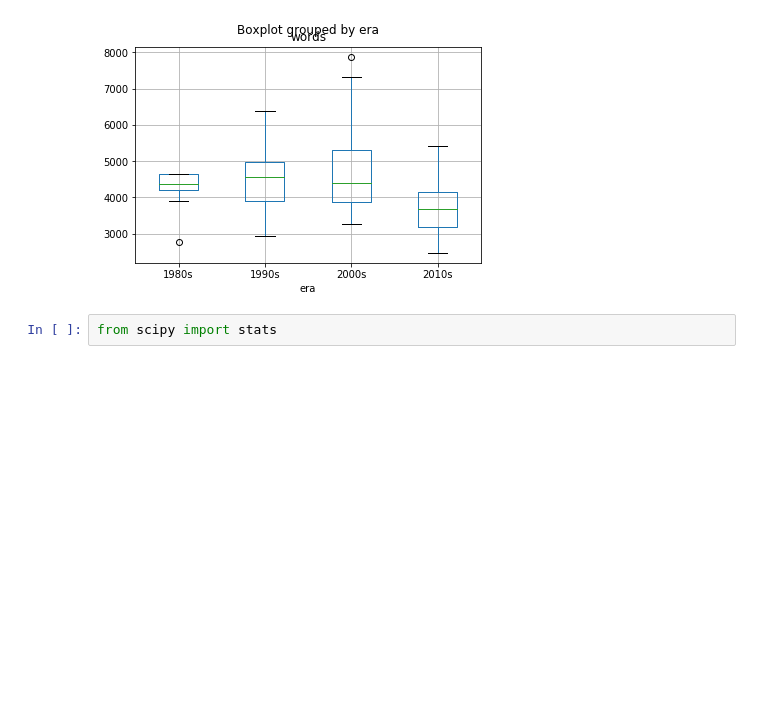
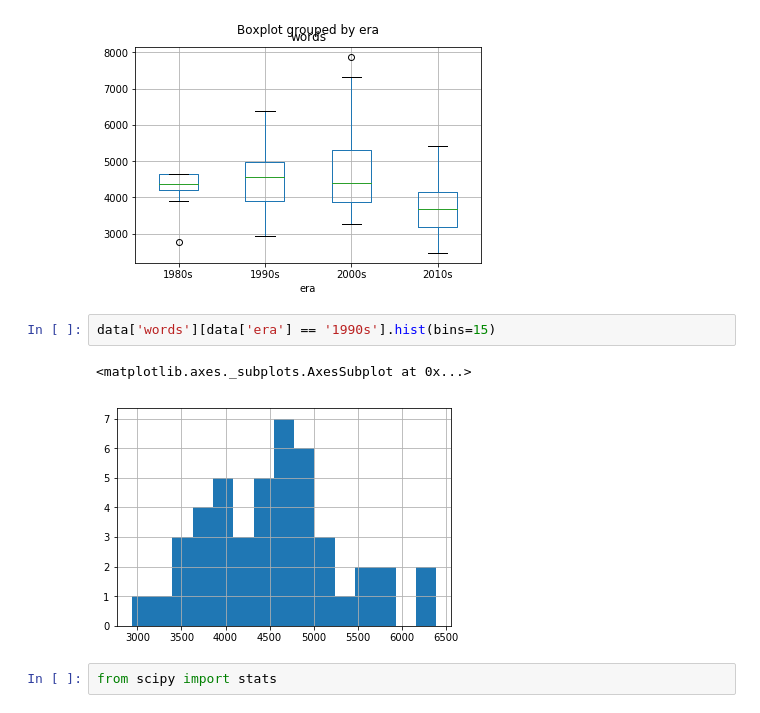
Before and after one commit to vivekster12/hip_hop, a Jupyter notebook: test.ipynb, the cells around one changed output. Cells and saved outputs as stored; diff of their text form; blank space fills up the shorter version.

```diff
--- a/test.ipynb
+++ b/test.ipynb
@@ -75,5 +75,10 @@ data[['era','words']].boxplot('words', by='era')
 # %% [output]
 <matplotlib.axes._subplots.AxesSubplot at 0x...>
 [figure]
+# %%
+data['words'][data['era'] == '1990s'].hist(bins=15)
+# %% [output]
+<matplotlib.axes._subplots.AxesSubplot at 0x...>
+[figure, added]
 # %%
 from scipy import stats
```
Also changed, not shown: parts of 2 cells of this notebook.
